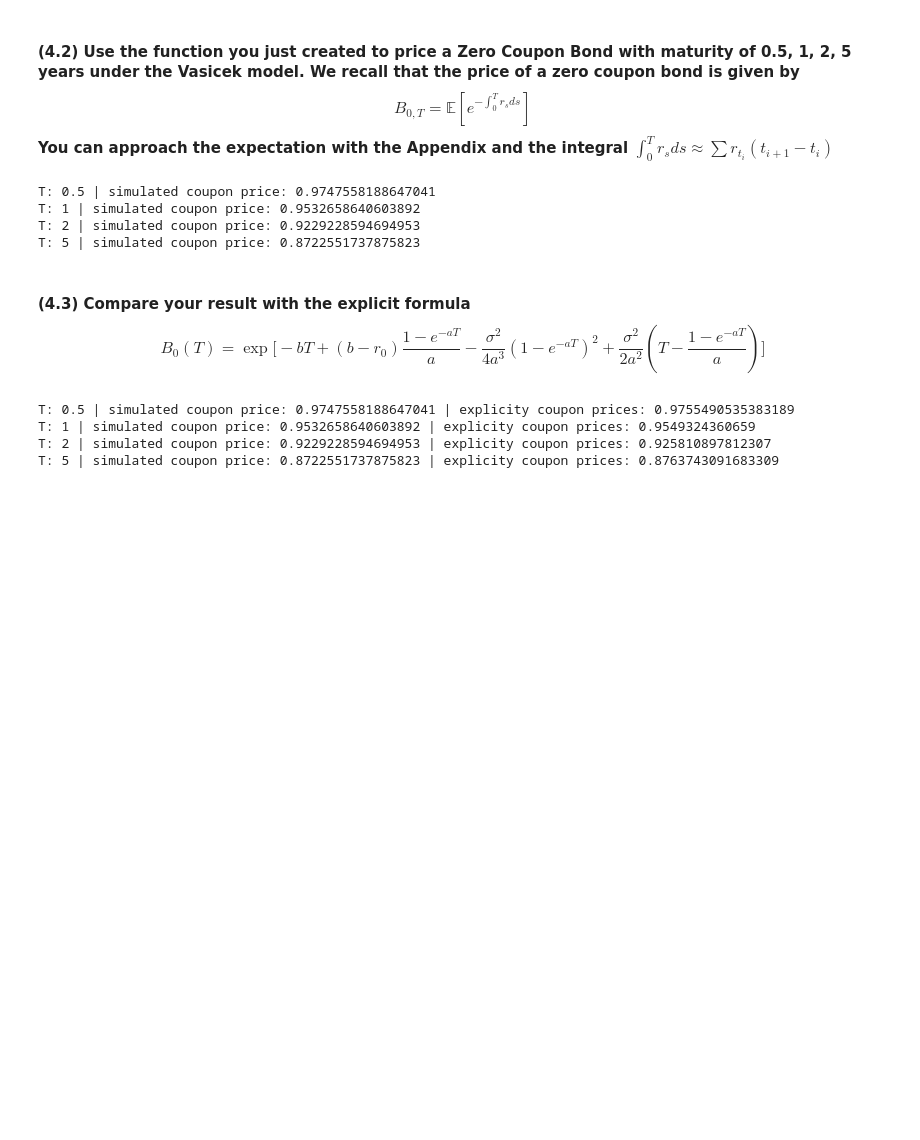
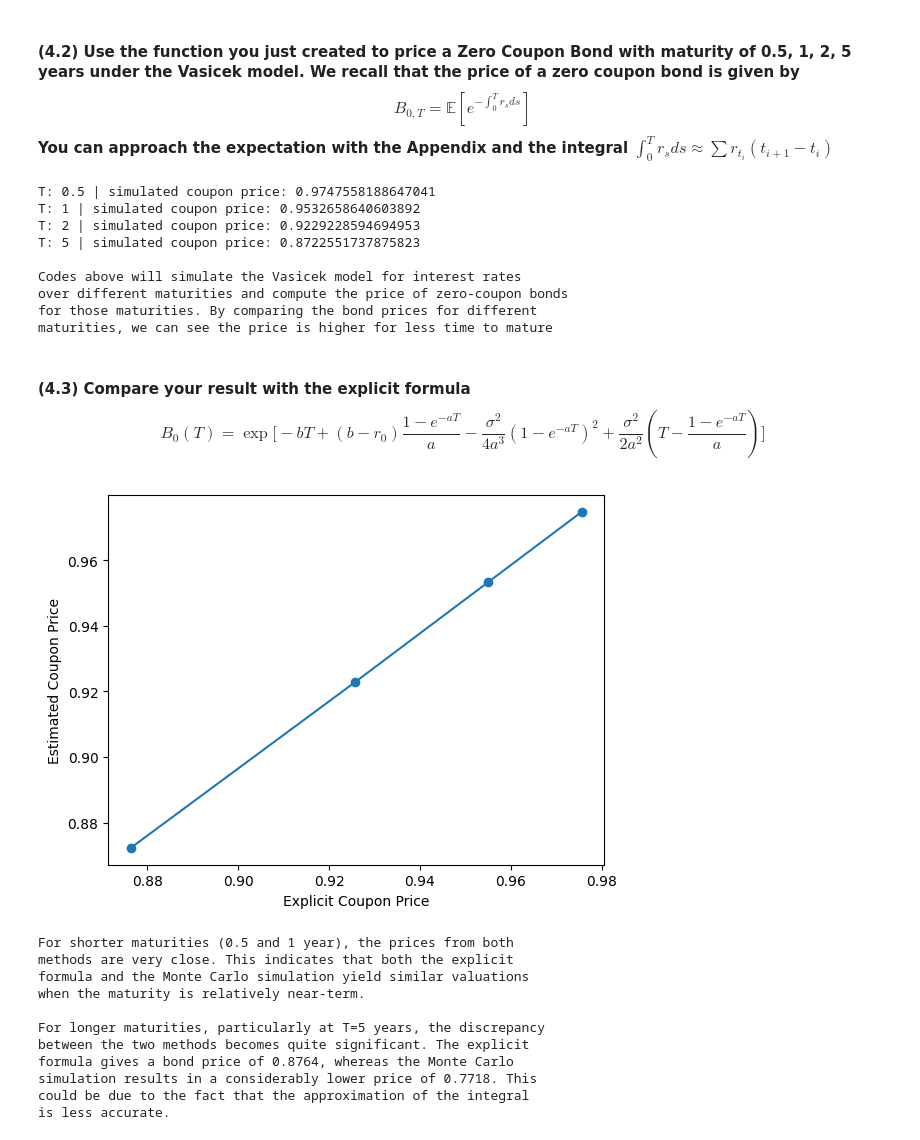
Before and after one commit to jgeng99/berkeley-work, a Jupyter notebook: INDENG222/Project/indeng222_proj.ipynb, the cells around one changed output. Saved outputs shown, nothing was run; the diff lists cells and outputs as text; code cells hidden in the pictures; blank space fills up the shorter version.

```diff
--- a/INDENG222/Project/indeng222_proj.ipynb
+++ b/INDENG222/Project/indeng222_proj.ipynb
@@ -706,51 +717,70 @@ for T in [0.5, 1, 2, 5]:
     print(f"T: {T} | simulated coupon price: {coupon_prices[i]}")
     i += 1
 
-# Codes above will simulate the Vasicek model for interest rates
-# over different maturities and compute the price of zero-coupon bonds
-# for those maturities. By comparing the bond prices for different
-# maturities, we can see the price is higher for less time to mature
+out = """Codes above will simulate the Vasicek model for interest rates
+over different maturities and compute the price of zero-coupon bonds
+for those maturities. By comparing the bond prices for different
+maturities, we can see the price is higher for less time to mature"""
+
+print()
+for s in out.split("\n"):
+    print(s)
 # %% [output]
 T: 0.5 | simulated coupon price: 0.9747558188647041
 T: 1 | simulated coupon price: 0.9532658640603892
 T: 2 | simulated coupon price: 0.9229228594694953
 T: 5 | simulated coupon price: 0.8722551737875823
+
+Codes above will simulate the Vasicek model for interest rates
+over different maturities and compute the price of zero-coupon bonds
+for those maturities. By comparing the bond prices for different
+maturities, we can see the price is higher for less time to mature
 # %% [markdown]
 #### (4.3) Compare your result with the explicit formula $$B_0(T)=\exp\bigg[-bT+(b-r_0)\frac{1-e^{-aT}}{a}-\frac{\sigma^2}{4a^3}(1-e^{-aT})^2+\frac{\sigma^2}{2a^2}(T-\frac{1-e^{-aT}}{a})\bigg]$$
 # %%
 r0 = 0.05
 a = 1
 b = 0.06
 sigma = 0.3
 i = 0
 explicity_coupon_prices = []
 
 for T in [0.5, 1, 2, 5]:
     coef = (1-np.e**(-a*T))/a
     b0 = np.e**(-b*T + (b-r0)*coef - ((sigma**2)/(4*a))*(coef**2) + \
                 ((sigma**2)/(2*a**2)) * (T-coef))
     explicity_coupon_prices.append(b0)
 
-for T in [0.5, 1, 2, 5]:
-    print(f"T: {T} | simulated coupon price: {coupon_prices[i]} | explicity coupon prices: {explicity_coupon_prices[i]}")
-    i += 1
+plt.plot(explicity_coupon_prices, coupon_prices)
+plt.scatter(explicity_coupon_prices, coupon_prices)
+plt.xlabel("Explicit Coupon Price")
+plt.ylabel("Estimated Coupon Price")
+plt.show()
 
+out = """For shorter maturities (0.5 and 1 year), the prices from both
+methods are very close. This indicates that both the explicit
+formula and the Monte Carlo simulation yield similar valuations
+when the maturity is relatively near-term.
 
-# """
-#     For shorter maturities (0.5 and 1 year), the prices from both
-#     methods are very close. This indicates that both the explicit
-#     formula and the Monte Carlo simulation yield similar valuations
-#     when the maturity is relatively near-term.
+For longer maturities, particularly at T=5 years, the discrepancy
+between the two methods becomes quite significant. The explicit
+formula gives a bond price of 0.8764, whereas the Monte Carlo
+simulation results in a considerably lower price of 0.7718. This
+could be due to the fact that the approximation of the integral
+is less accurate."""
 
-#     For longer maturities, particularly at T=5 years, the discrepancy
-#     between the two methods becomes quite significant. The explicit
-#     formula gives a bond price of 0.8764, whereas the Monte Carlo
-#     simulation results in a considerably lower price of 0.7718. This
-#     could be due to the fact that the approximation of the integral
-#     is less accurate.
-# """
+for s in out.split("\n"):
+    print(s)
 # %% [output]
+[figure, added]
-T: 0.5 | simulated coupon price: 0.9747558188647041 | explicity coupon prices: 0.9755490535383189
-T: 1 | simulated coupon price: 0.9532658640603892 | explicity coupon prices: 0.9549324360659
-T: 2 | simulated coupon price: 0.9229228594694953 | explicity coupon prices: 0.925810897812307
-T: 5 | simulated coupon price: 0.8722551737875823 | explicity coupon prices: 0.8763743091683309
+For shorter maturities (0.5 and 1 year), the prices from both
+methods are very close. This indicates that both the explicit
+formula and the Monte Carlo simulation yield similar valuations
+when the maturity is relatively near-term.
+
+For longer maturities, particularly at T=5 years, the discrepancy
+between the two methods becomes quite significant. The explicit
+formula gives a bond price of 0.8764, whereas the Monte Carlo
+simulation results in a considerably lower price of 0.7718. This
+could be due to the fact that the approximation of the integral
+is less accurate.
```
Also changed, not shown: parts of 2 cells of this notebook.
